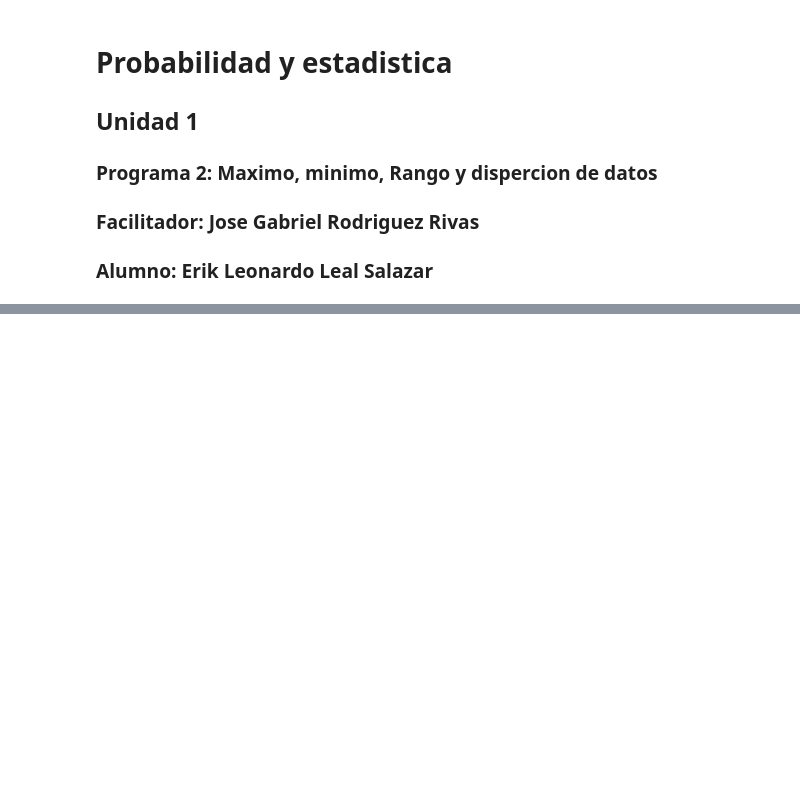
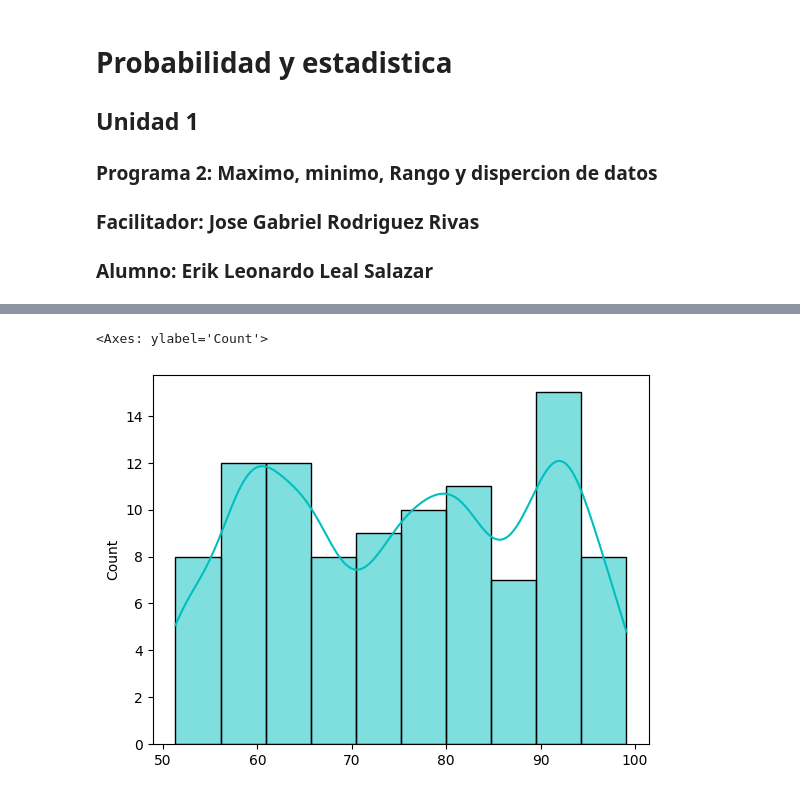
Before and after one commit to Leonardo-Leal-Salazar/Probabilidad1, a Jupyter notebook: Unidad1/PRO_U1_Practica_2.ipynb, the cells around one changed output, grey strips where cells are left out. Cells and saved outputs as stored; diff of their text form; code cells hidden in the pictures; blank space fills up the shorter version.

```diff
--- a/Unidad1/PRO_U1_Practica_2.ipynb
+++ b/Unidad1/PRO_U1_Practica_2.ipynb
@@ -82,0 +132,5 @@ Estadistica descriptiva de la fabrica 2
+# %%
+sns.histplot(x = fabrica2, kde = True, color='c', kde_kws= {'bw_adjust':0.5}, bins = 10)
+# %% [output]
+<Axes: ylabel='Count'>
+[figure, added]
```
Also changed, not shown: parts of 8 cells of this notebook.
